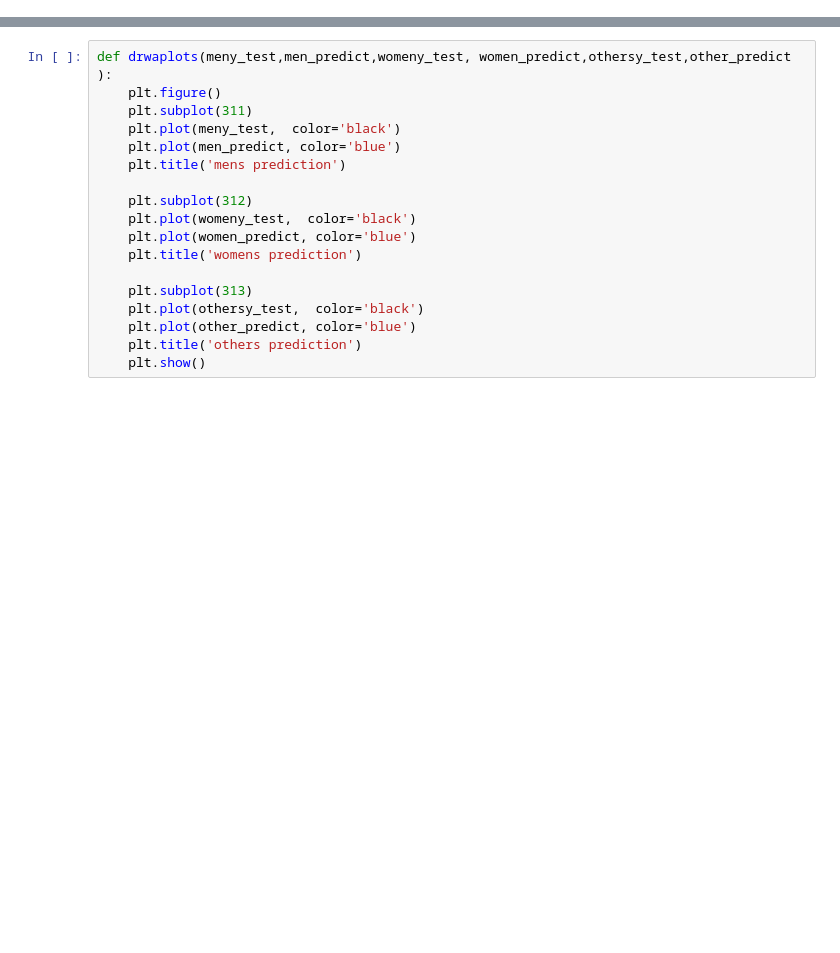
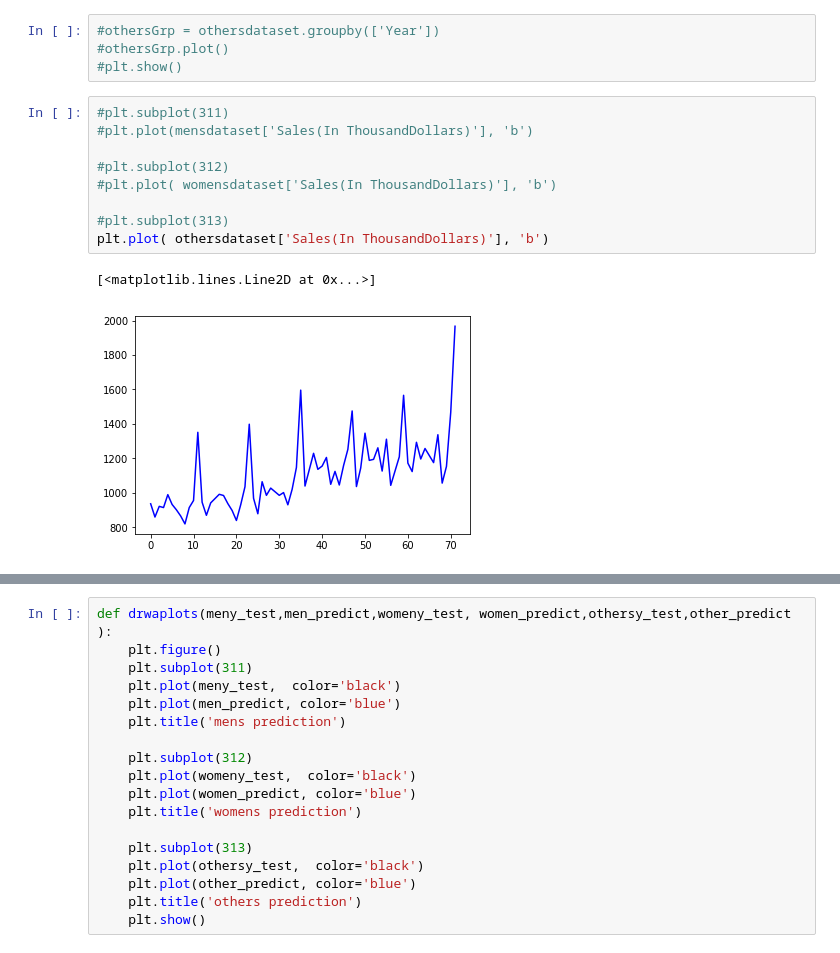
Before and after one commit to venkatrebba/walmart-salesforecast, a Jupyter notebook: sales-forecast.ipynb, the cells around one changed output, grey strips where cells are left out. Saved outputs shown, nothing was run; the diff lists cells and outputs as text; blank space fills up the shorter version.

```diff
--- a/sales-forecast.ipynb
+++ b/sales-forecast.ipynb
@@ -28,0 +58,16 @@ scale = StandardScaler()
+# %%
+#othersGrp = othersdataset.groupby(['Year'])
+#othersGrp.plot()
+#plt.show()
+# %%
+#plt.subplot(311)
+#plt.plot(mensdataset['Sales(In ThousandDollars)'], 'b')
+
+#plt.subplot(312)
+#plt.plot( womensdataset['Sales(In ThousandDollars)'], 'b')
+
+#plt.subplot(313)
+plt.plot( othersdataset['Sales(In ThousandDollars)'], 'b')
+# %% [output]
+[<matplotlib.lines.Line2D at 0x...>]
+[figure, added]
```
Also changed, not shown: parts of 28 cells of this notebook, 14 other files.
